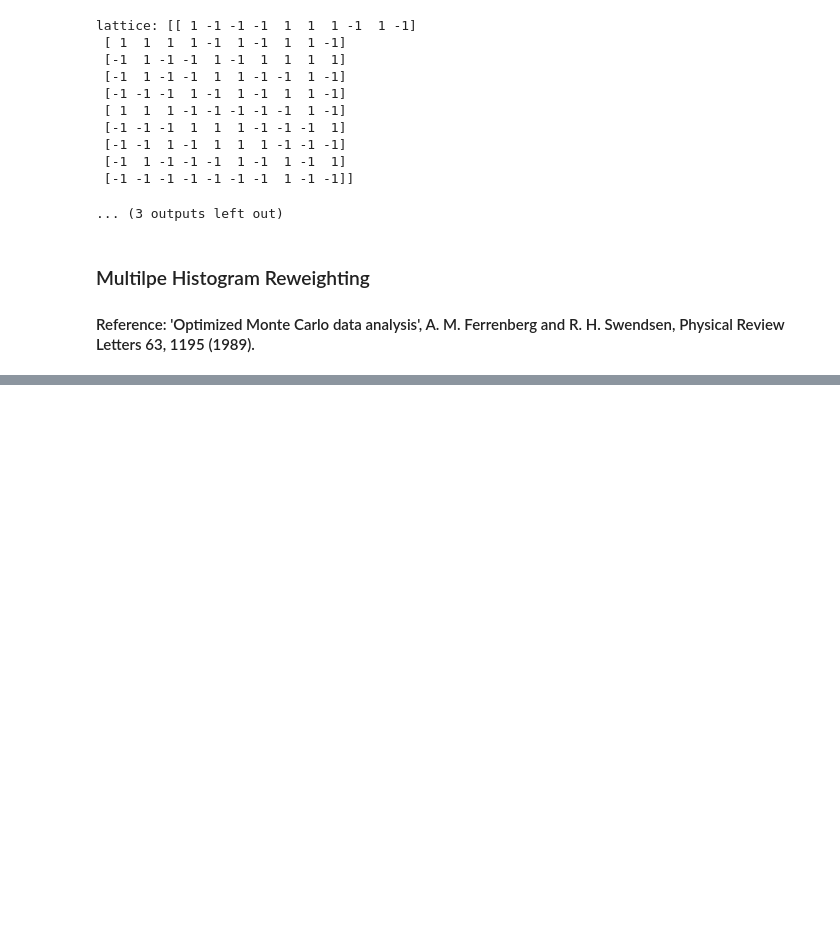
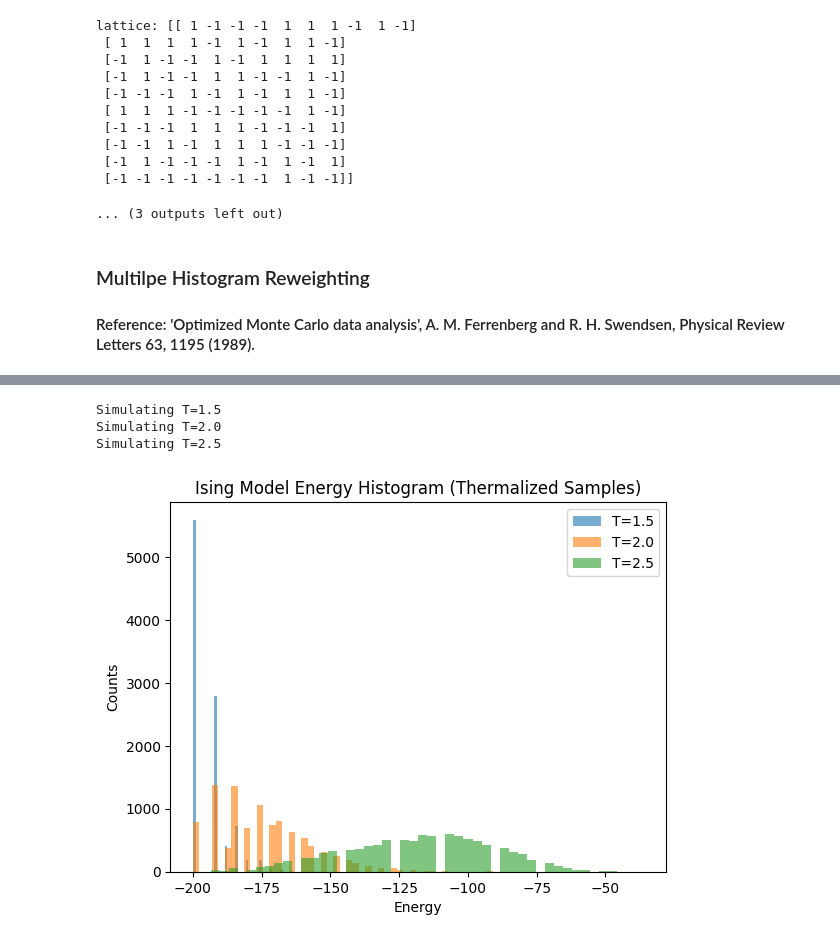
Before and after one commit to tvle2/qcss-partition, a Jupyter notebook: mcmc/main.ipynb, the cells around one changed output, grey strips where cells are left out. Drawn from its saved outputs; the diff is of its cells as text; code cells hidden in the pictures; blank space fills up the shorter version.

```diff
--- a/mcmc/main.ipynb
+++ b/mcmc/main.ipynb
@@ -414,0 +455,26 @@ ModuleNotFoundError: No module named 'numba'
+# %%
+N = 10
+kT = np.array([1.5, 2.0, 2.5])
+nsamples = 10000
+latt = RandomL(N)
+
+E = []
+for T in kT:
+    print(f"Simulating T={T}")
+    energies_this_temp = metropolis_energy_samples(N, T, latt, nsamples=nsamples)
+    E.append(energies_this_temp)
+# %% [output]
+Simulating T=1.5
+Simulating T=2.0
+Simulating T=2.5
+# %%
+import matplotlib.pyplot as plt
+for idx, T in enumerate(kT):
+    plt.hist(E[idx], bins=50, alpha=0.6, label=f"T={T}")
+plt.xlabel('Energy')
+plt.ylabel('Counts')
+plt.title('Ising Model Energy Histogram (Thermalized Samples)')
+plt.legend()
+plt.show()
+# %% [output]
+[figure, added]
```
Also changed, not shown: parts of 5 cells of this notebook.
